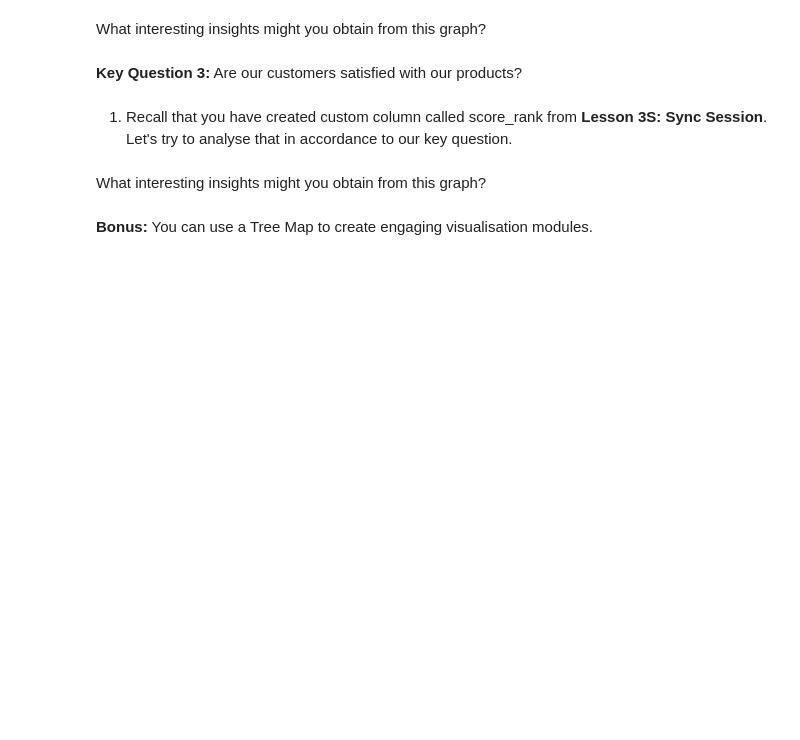
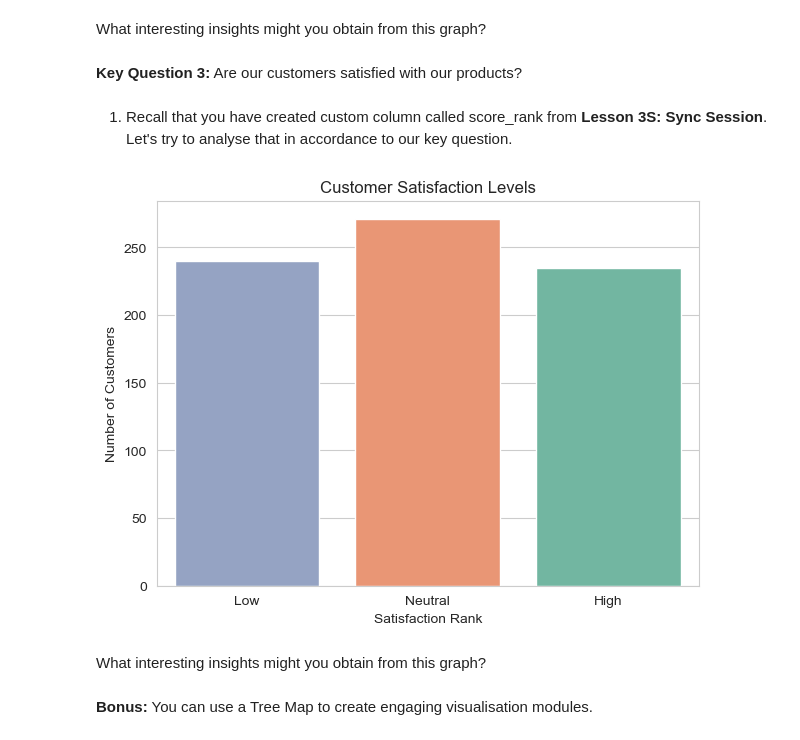
Before and after one commit to faizzmi/kyouth-data-analytics, a Jupyter notebook: Lesson 4/sync/Module 4 Sync_Worksheet_V1.ipynb, the cells around one changed output. Drawn from its saved outputs; the diff is of its cells as text; code cells hidden in the pictures; blank space fills up the shorter version.

```diff
--- a/Lesson 4/sync/Module 4 Sync_Worksheet_V1.ipynb
+++ b/Lesson 4/sync/Module 4 Sync_Worksheet_V1.ipynb
@@ -195,6 +247,17 @@ What interesting insights might you obtain from this graph?
 **Key Question 3:** Are our customers satisfied with our products?
 # %% [markdown]
 1) Recall that you have created custom column called score_rank from **Lesson 3S: Sync Session**. Let's try to analyse that in accordance to our key question.
+# %%
+plt.figure(figsize=(7,5))
+sns.countplot(x="score_rank", data=merged_df, order=["Low", "Neutral", "High"], hue="score_rank", palette="Set2")
+plt.title("Customer Satisfaction Levels")
+plt.xlabel("Satisfaction Rank")
+plt.ylabel("Number of Customers")
+plt.show()
+
+# ???
+# %% [output]
+[figure, added]
 # %% [markdown]
 What interesting insights might you obtain from this graph?
 # %%
```
Also changed, not shown: parts of 15 cells of this notebook, 1 other file.
